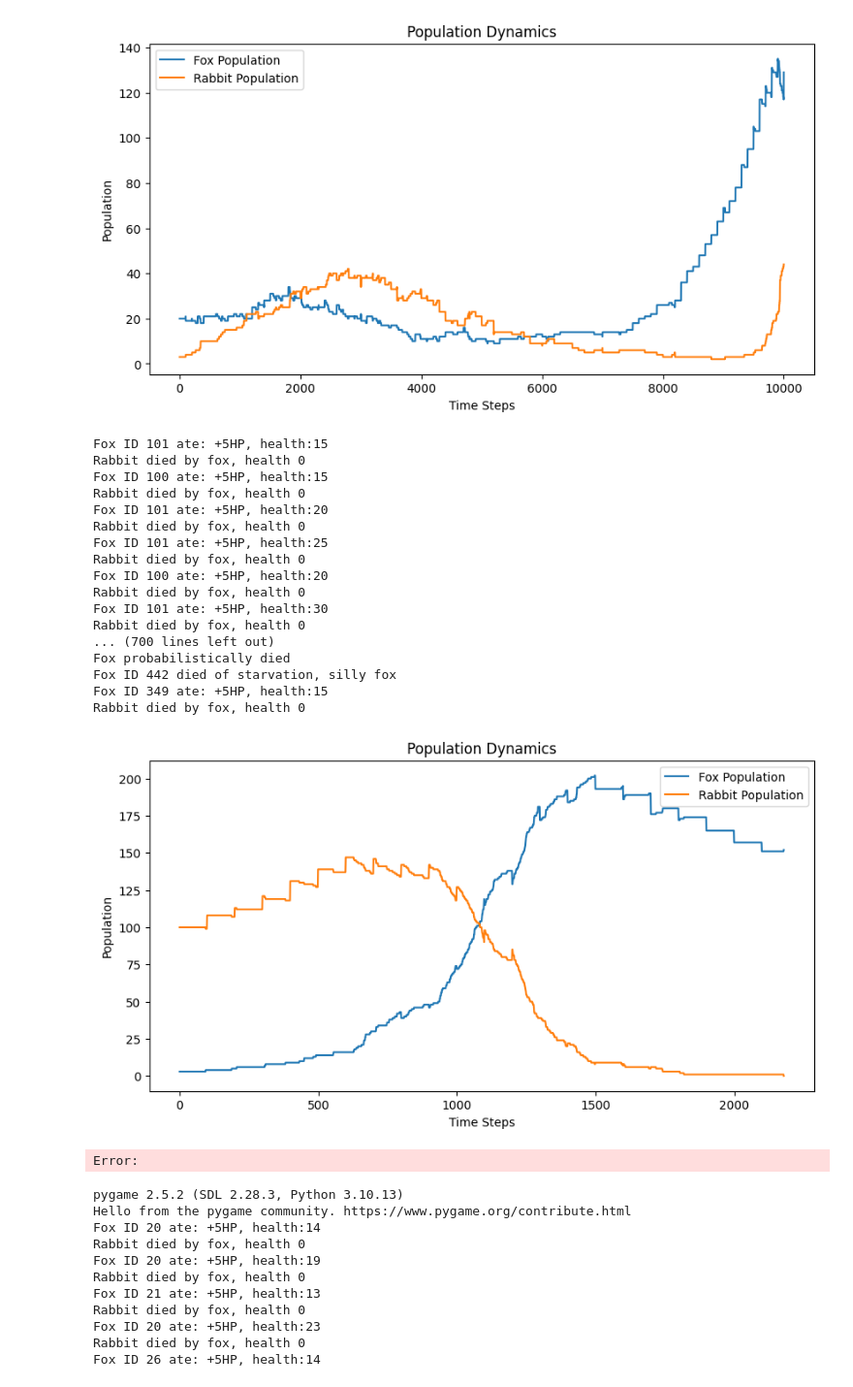
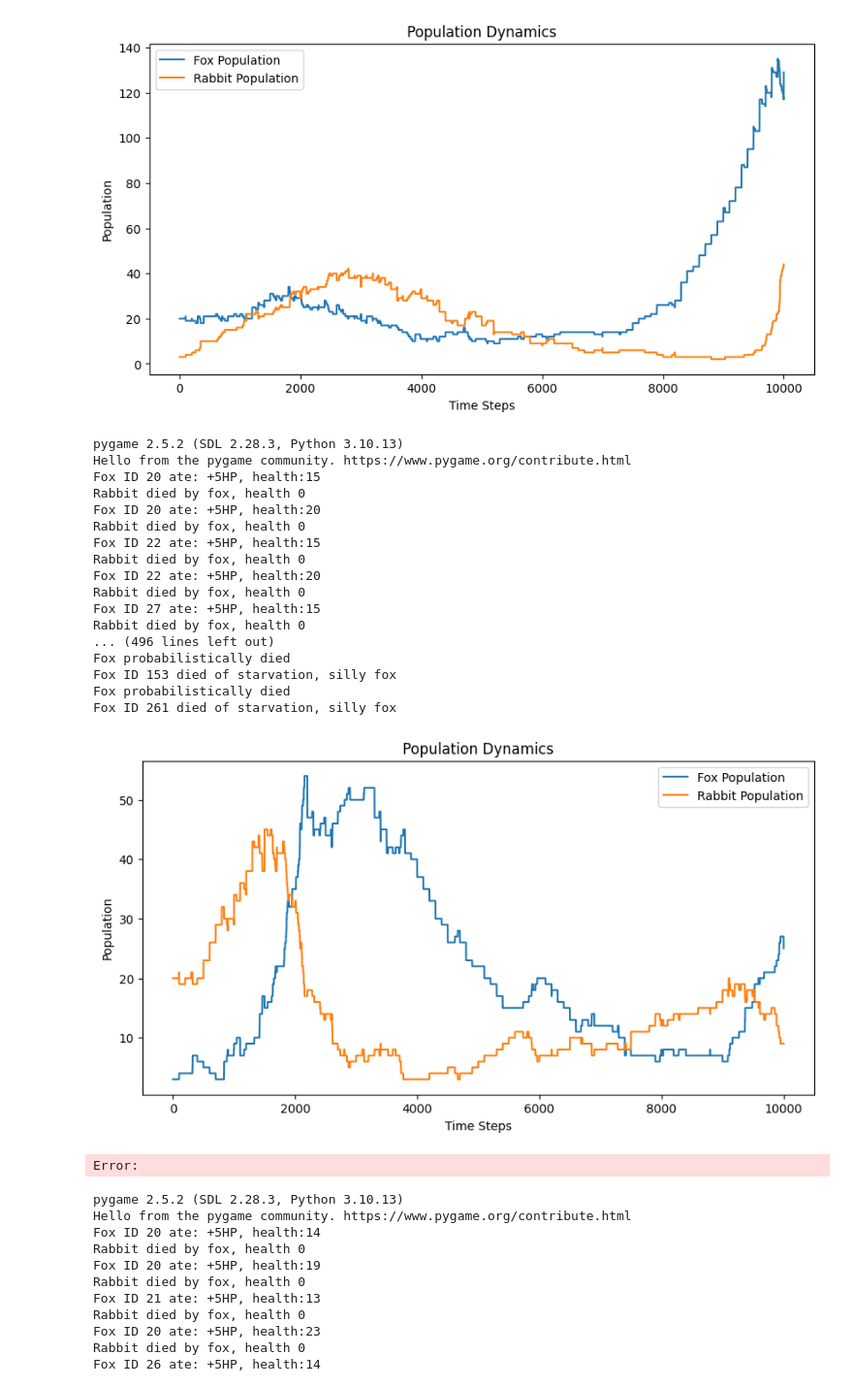
Before and after one commit to Stasieniec/Collective-Intelligence, a Jupyter notebook: comparative_study_energy.ipynb, the cells around one changed output. Shown: that part at 97% size. Cells and saved outputs as stored; diff of their text form; code cells hidden in the pictures.

```diff
--- a/comparative_study_energy.ipynb
+++ b/comparative_study_energy.ipynb
@@ -38,40 +38,40 @@ Rabbit died by fox, health 0
 # %%
 import energy_study_no
 import matplotlib.pyplot as plt
-no_energy_list = energy_study_no.run_simulation(100, 3, 2_500)
+no_energy_list = energy_study_no.run_simulation(20, 3, 10_000)
 
 # Assuming list_for_plotting is structured as [(fox_population, rabbit_population)]
 # Extracting fox and rabbit populations
 rabbit_populations, fox_populations = zip(*no_energy_list)
 
 # Plotting
 plt.figure(figsize=(10, 5))
 plt.plot(fox_populations, label='Fox Population')
 plt.plot(rabbit_populations, label='Rabbit Population')
 plt.title('Population Dynamics')
 plt.xlabel('Time Steps')
 plt.ylabel('Population')
 plt.legend()
 plt.show()
 # %% [output]
-Fox ID 101 ate: +5HP, health:15
+pygame 2.5.2 (SDL 2.28.3, Python 3.10.13)
+Hello from the pygame community. https://www.pygame.org/contribute.html
+Fox ID 20 ate: +5HP, health:15
 Rabbit died by fox, health 0
-Fox ID 100 ate: +5HP, health:15
+Fox ID 20 ate: +5HP, health:20
 Rabbit died by fox, health 0
-Fox ID 101 ate: +5HP, health:20
+Fox ID 22 ate: +5HP, health:15
 Rabbit died by fox, health 0
-Fox ID 101 ate: +5HP, health:25
+Fox ID 22 ate: +5HP, health:20
 Rabbit died by fox, health 0
-Fox ID 100 ate: +5HP, health:20
+Fox ID 27 ate: +5HP, health:15
 Rabbit died by fox, health 0
-Fox ID 101 ate: +5HP, health:30
-Rabbit died by fox, health 0
-... (700 lines left out)
+... (496 lines left out)
 Fox probabilistically died
-Fox ID 442 died of starvation, silly fox
-Fox ID 349 ate: +5HP, health:15
-Rabbit died by fox, health 0
+Fox ID 153 died of starvation, silly fox
+Fox probabilistically died
+Fox ID 261 died of starvation, silly fox
-[figure, old version]
+[figure, new version]
 Error:
 # %%
 import matplotlib.pyplot as plt
```
Also changed, not shown: parts of 1 cell of this notebook, 5 other files.
